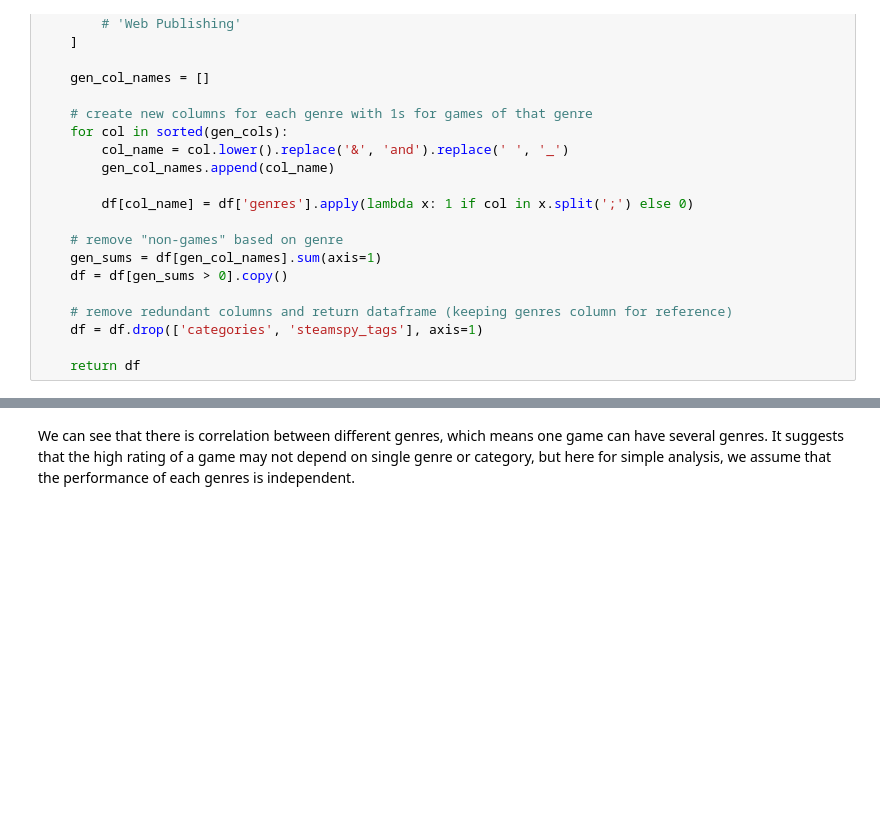
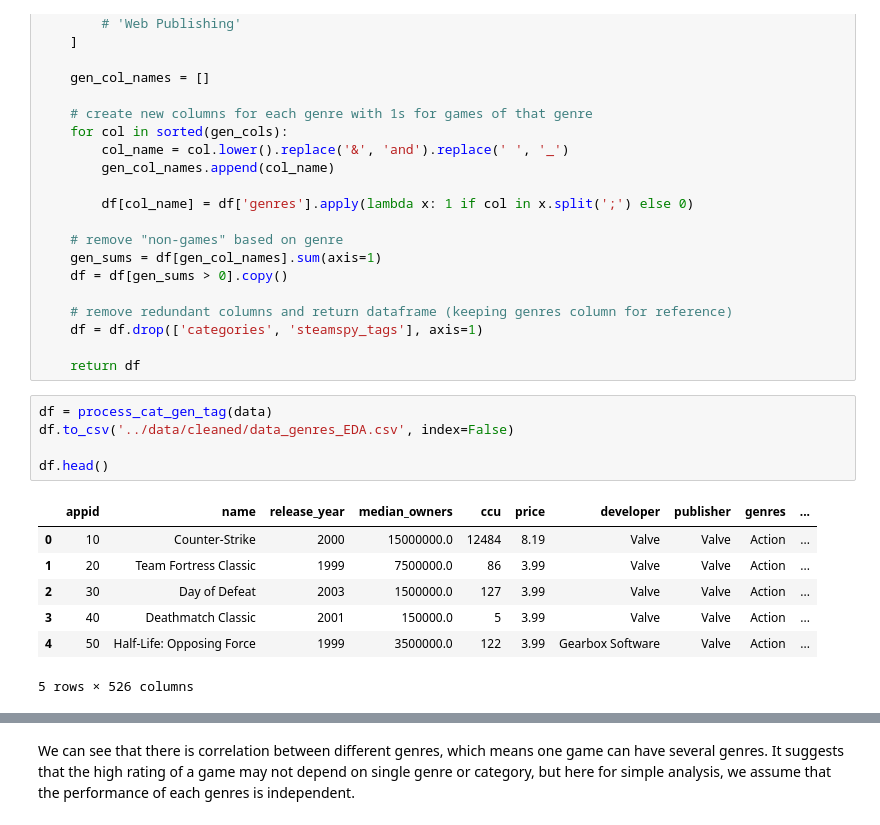
Before and after one commit to simondesh/FinalProjectDS105, a Jupyter notebook: src/EDA_part1.ipynb, the cells around one changed output, grey strips where cells are left out. Drawn from its saved outputs; the diff is of its cells as text; blank space fills up the shorter version.

Commit message:
updated genres and edited errors in cleaning

```diff
--- a/src/EDA_part1.ipynb
+++ b/src/EDA_part1.ipynb
@@ -424,4 +422,17 @@ def process_cat_gen_tag(df):
     df = df.drop(['categories', 'steamspy_tags'], axis=1)
 
     return df
+# %%
+df = process_cat_gen_tag(data)
+df.to_csv('../data/cleaned/data_genres_EDA.csv', index=False)
+
+df.head()
+# %% [output]
+|  | appid | name | release_year | median_owners | ccu | price | developer | publisher | genres | ... |
+| 0 | 10 | Counter-Strike | 2000 | 15000000.0 | 12484 | 8.19 | Valve | Valve | Action | ... |
+| 1 | 20 | Team Fortress Classic | 1999 | 7500000.0 | 86 | 3.99 | Valve | Valve | Action | ... |
+| 2 | 30 | Day of Defeat | 2003 | 1500000.0 | 127 | 3.99 | Valve | Valve | Action | ... |
+| 3 | 40 | Deathmatch Classic | 2001 | 150000.0 | 5 | 3.99 | Valve | Valve | Action | ... |
+| 4 | 50 | Half-Life: Opposing Force | 1999 | 3500000.0 | 122 | 3.99 | Gearbox Software | Valve | Action | ... |
+5 rows × 526 columns
 # %%
```
Also changed, not shown: parts of 2 cells of this notebook, 4 other files.
